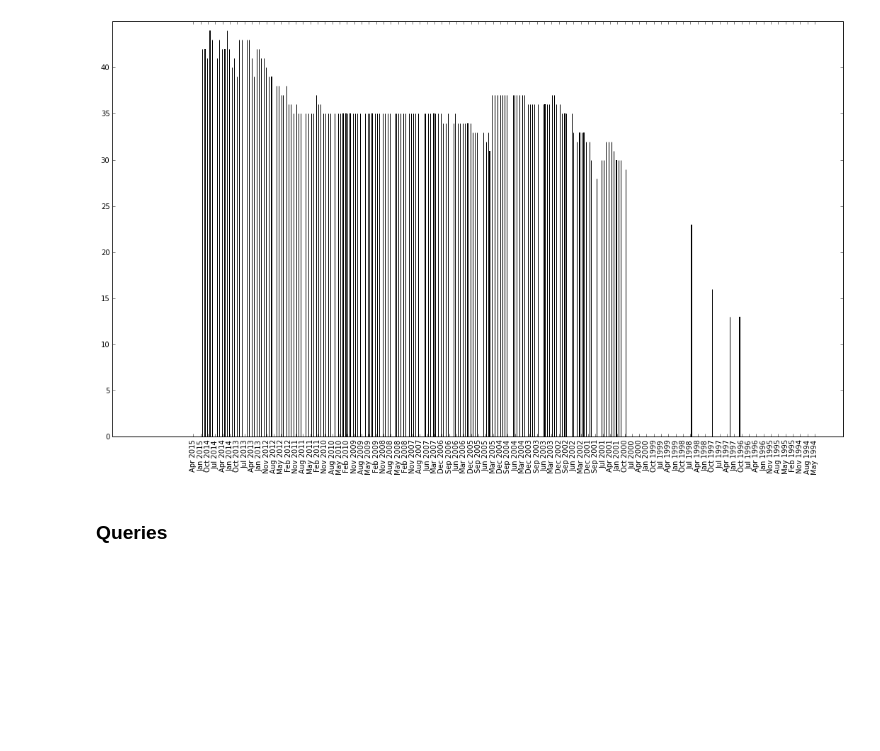
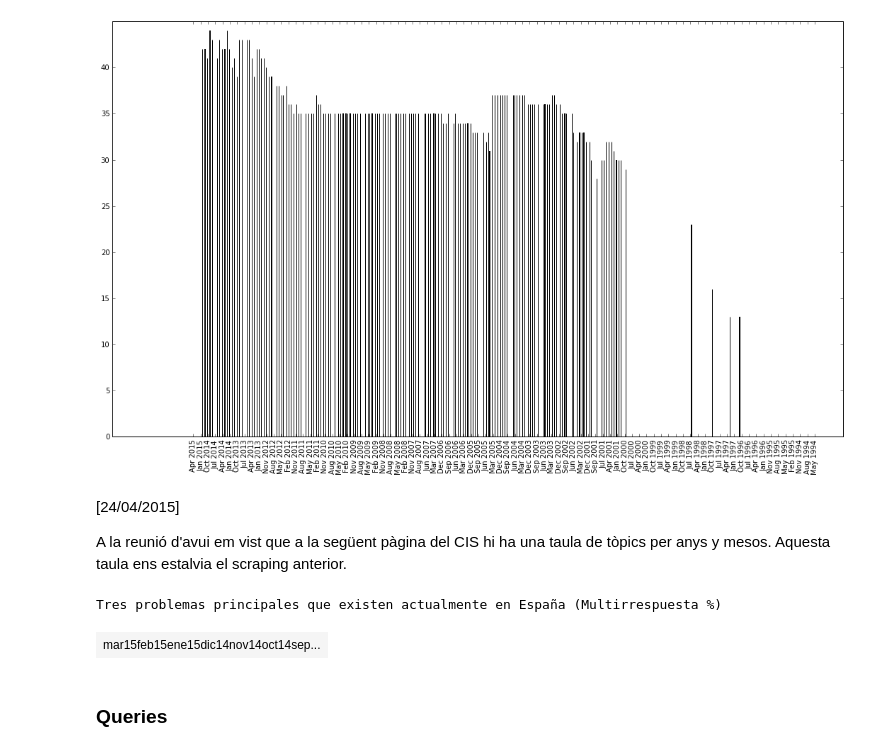
Before and after one commit to pablofs/SpanishTrendingPolitics, a Jupyter notebook: notebooks/0008_[output to MongoDB].ipynb, the cells around one changed output. Cells and saved outputs as stored; diff of their text form; code cells hidden in the pictures; blank space fills up the shorter version.

```diff
--- a/notebooks/0008_[output to MongoDB].ipynb
+++ b/notebooks/0008_[output to MongoDB].ipynb
@@ -1181,6 +1181,16 @@ plt.show()
 Desde: 2015-04-20 00:00:00 , fins: 1994-04-06 00:00:00 , dies: 7684
 Desde: 2015-04-20 00:00:00 , fins: 1994-04-06 00:00:00 , mesos: 252
 [figure]
+# %% [markdown]
+[24/04/2015]
+
+A la reunió d'avui em vist que a la següent pàgina del CIS hi ha una taula de tòpics per anys y mesos.  Aquesta taula ens estalvia el scraping anterior.
+# %%
+%%html
+http://www.cis.es/cis/export/sites/default/-Archivos/Indicadores/documentos_html/TresProblemas.html
+# %% [output]
+Tres problemas principales que existen actualmente en España (Multirrespuesta %)
+| mar15feb15ene15dic14nov14oct14sep... |
 # %% [markdown]
 ### Queries
 # %% [markdown]
```
Also changed, not shown: parts of 11 cells of this notebook, 37 other files.
